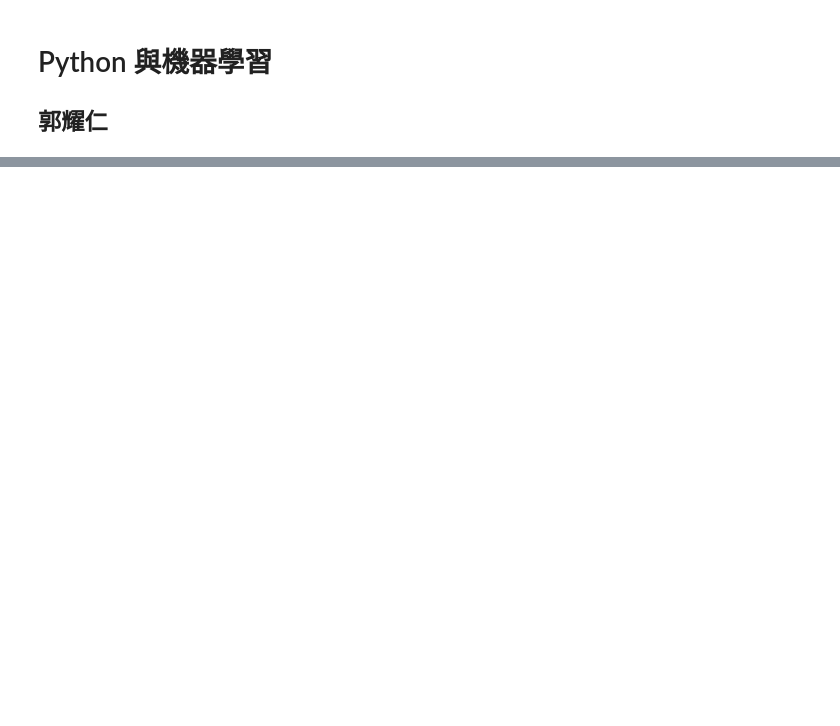
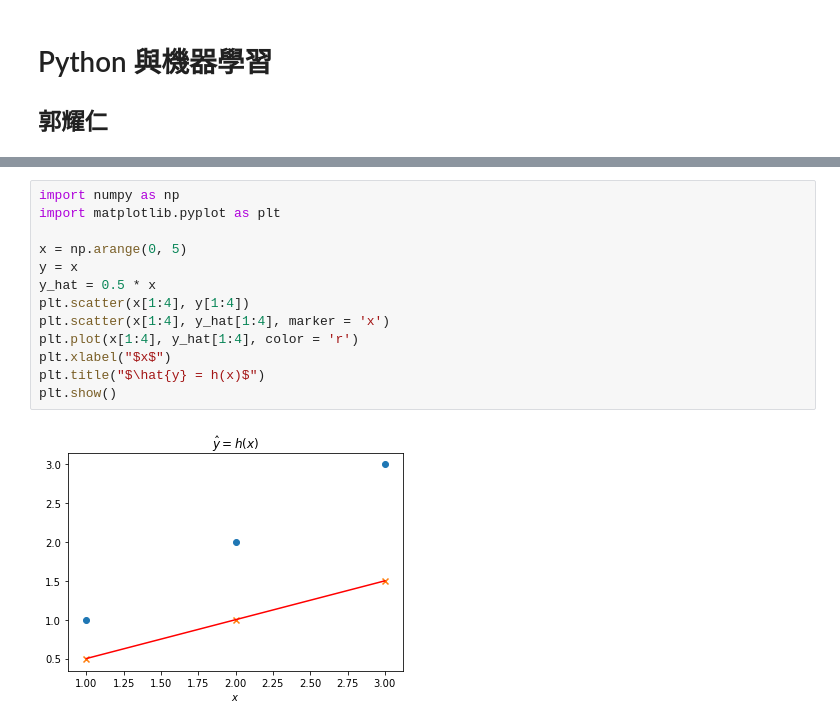
Before and after one commit to yaojenkuo/python_4_ds, a Jupyter notebook: ch11.ipynb, the cells around one changed output, grey strips where cells are left out. Saved outputs shown, nothing was run; the diff lists cells and outputs as text; blank space fills up the shorter version.

```diff
--- a/ch11.ipynb
+++ b/ch11.ipynb
@@ -280,0 +105,15 @@ plt.show()
+# %%
+import numpy as np
+import matplotlib.pyplot as plt
+
+x = np.arange(0, 5)
+y = x
+y_hat = 0.5 * x
+plt.scatter(x[1:4], y[1:4])
+plt.scatter(x[1:4], y_hat[1:4], marker = 'x')
+plt.plot(x[1:4], y_hat[1:4], color = 'r')
+plt.xlabel("$x$")
+plt.title("$\hat{y} = h(x)$")
+plt.show()
+# %% [output]
+[figure, added]
```
Also changed, not shown: parts of 58 cells of this notebook, 1 other file.
